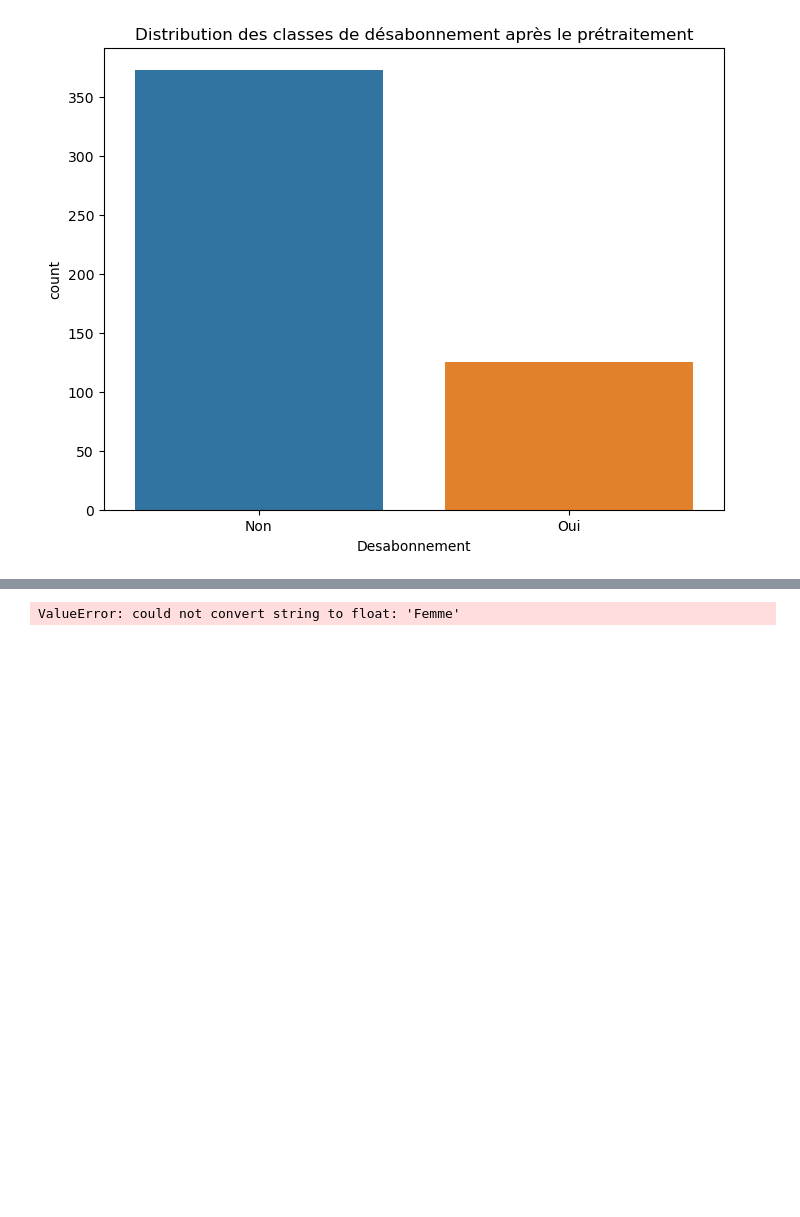
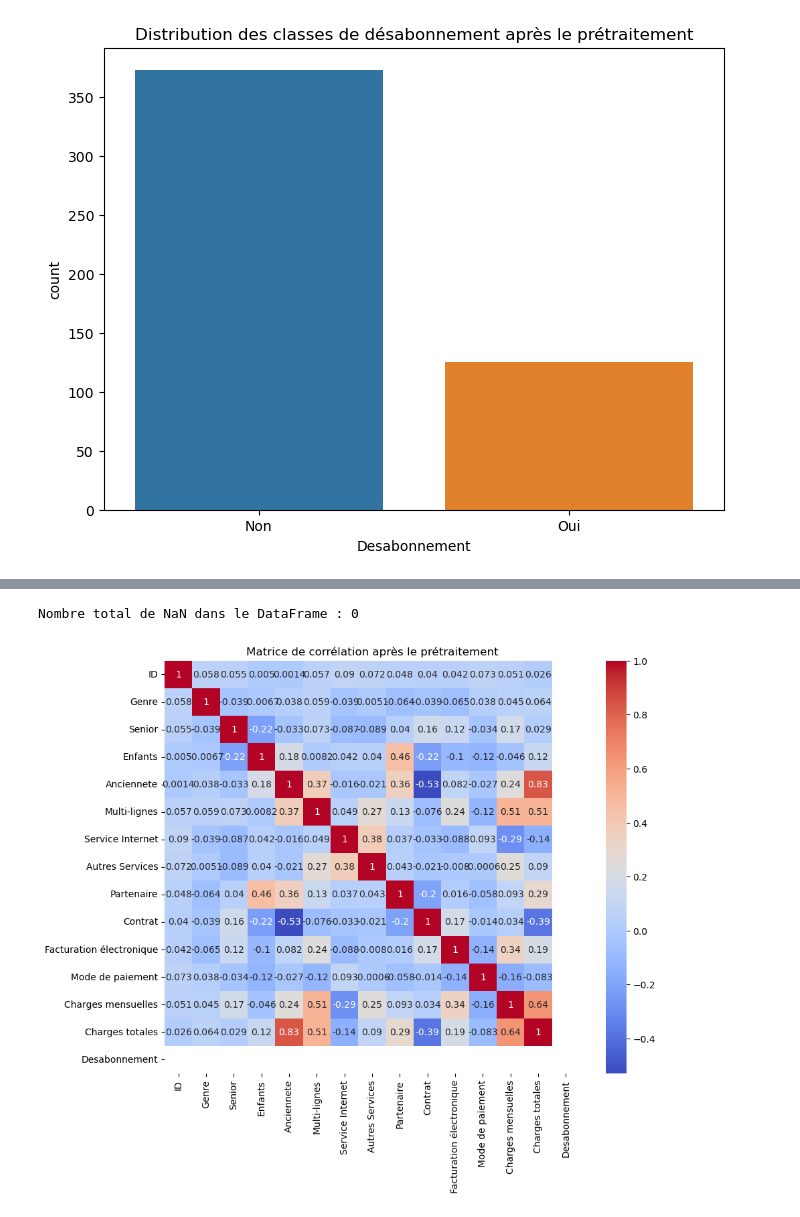
Before and after one commit to keagnon/ChurnGuardML, a Jupyter notebook: notebooks/EDA.ipynb, the cells around one changed output, grey strips where cells are left out. Drawn from its saved outputs; the diff is of its cells as text; code cells hidden in the pictures; blank space fills up the shorter version.

```diff
--- a/notebooks/EDA.ipynb
+++ b/notebooks/EDA.ipynb
@@ -349,9 +384,23 @@ plt.show()
+# %%
+# Compter le nombre total de NaN dans le DataFrame
+total_nan_count = nan_count_per_column.sum()
+
+# Afficher le nombre total de NaN
+print("Nombre total de NaN dans le DataFrame :", total_nan_count)
+# %% [output]
+Nombre total de NaN dans le DataFrame : 0
 # %%
+# Convertir toutes les colonnes en float64
+telecom_df_encoded = telecom_df_encoded.apply(pd.to_numeric, errors='coerce')
+
+# Remplacer les valeurs NaN par 0
+telecom_df_encoded = telecom_df_encoded.fillna(0)
+
 # Identifier les tendances et corrélations entre les caractéristiques après le prétraitement
-correlation_matrix_after_preprocessing = telecom_df.corr()
+correlation_matrix_after_preprocessing = telecom_df_encoded.corr()
 plt.figure(figsize=(10, 8))
 sns.heatmap(correlation_matrix_after_preprocessing, annot=True, cmap='coolwarm')
 plt.title('Matrice de corrélation après le prétraitement')
 plt.show()
 # %% [output]
-ValueError: could not convert string to float: 'Femme'
+[figure, added]
```
Also changed, not shown: parts of 7 cells of this notebook.
